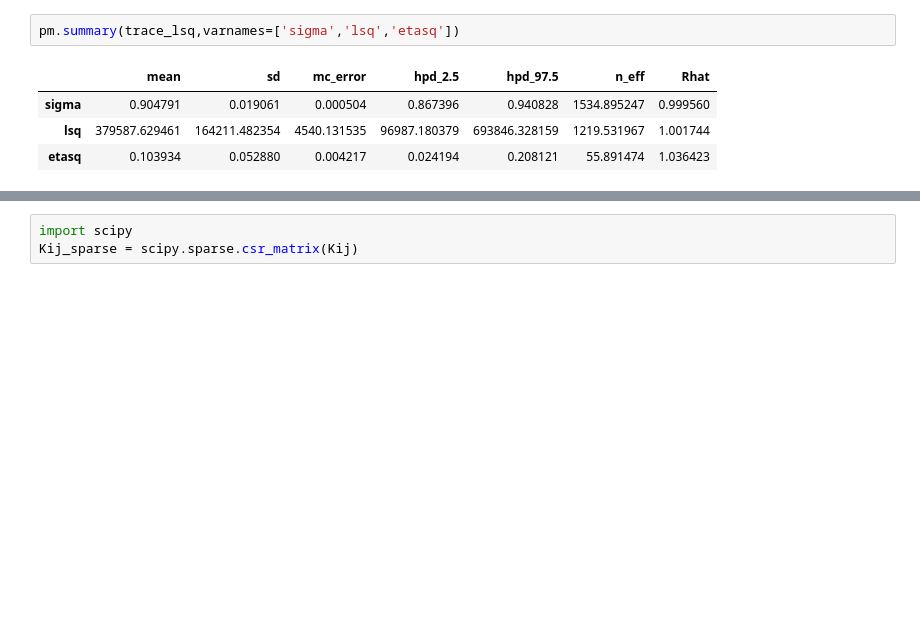
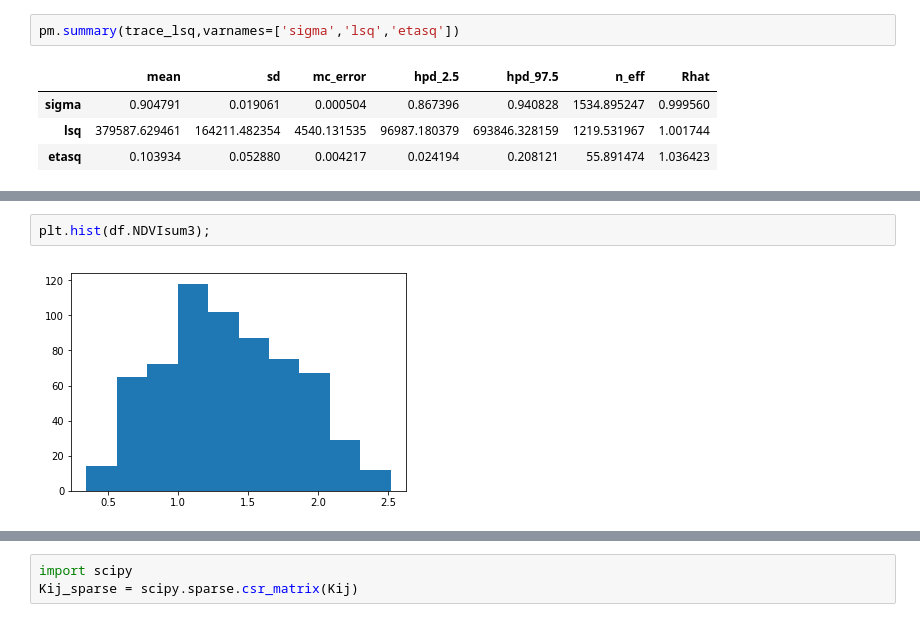
Before and after one commit to Mind-The-Data/GaussianProcess, a Jupyter notebook: SandboxGPs.ipynb, the cells around one changed output, grey strips where cells are left out. Drawn from its saved outputs; the diff is of its cells as text; blank space fills up the shorter version.

```diff
--- a/SandboxGPs.ipynb
+++ b/SandboxGPs.ipynb
@@ -208,0 +203,4 @@ No handles with labels found to put in legend.
+# %%
+plt.hist(df.NDVIsum3);
+# %% [output]
+[figure, added]
```
Also changed, not shown: parts of 16 cells of this notebook, 1 other file.
